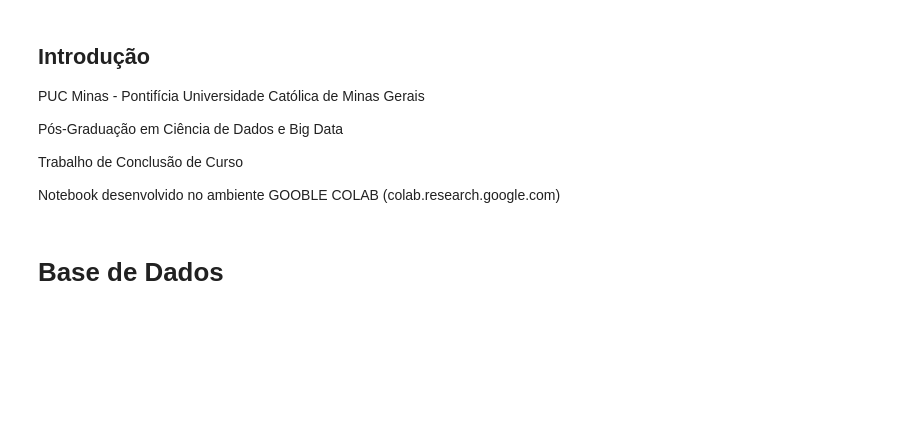
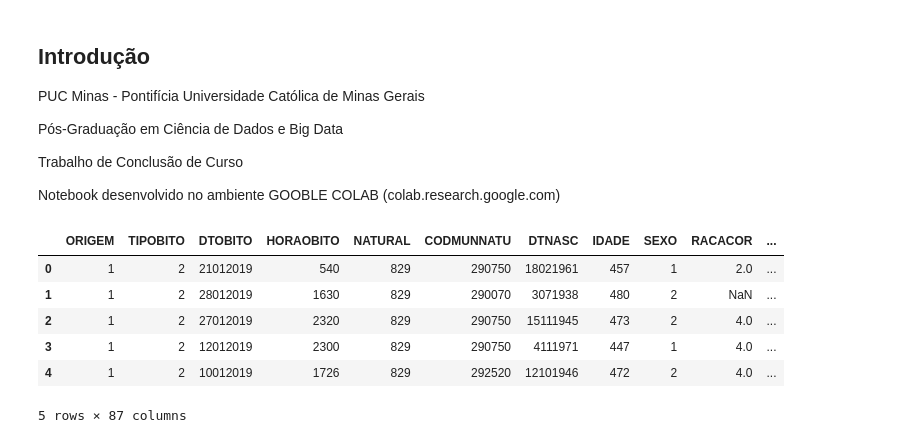
Before and after one commit to drianc/TCC-PUC-MINAS, a Jupyter notebook: TCC_Ciencia_Dados_PUC_Minas.ipynb, the cells around one changed output. Cells and saved outputs as stored; diff of their text form; code cells hidden in the pictures; blank space fills up the shorter version.

```diff
--- a/TCC_Ciencia_Dados_PUC_Minas.ipynb
+++ b/TCC_Ciencia_Dados_PUC_Minas.ipynb
@@ -29,2 +13,0 @@ pd.set_option('precision',2)
-# %% [markdown]
-# Base de Dados
@@ -30,0 +17,11 @@ pd.set_option('precision',2)
+# %%
+df_Mort_2019 = pd.read_csv('Mortalidade_Geral_2019_menor.csv',sep=';')
+df_Mort_2019.head()
+# %% [output]
+|  | ORIGEM | TIPOBITO | DTOBITO | HORAOBITO | NATURAL | CODMUNNATU | DTNASC | IDADE | SEXO | RACACOR | ... |
+| 0 | 1 | 2 | 21012019 | 540 | 829 | 290750 | 18021961 | 457 | 1 | 2.0 | ... |
+| 1 | 1 | 2 | 28012019 | 1630 | 829 | 290070 | 3071938 | 480 | 2 | NaN | ... |
+| 2 | 1 | 2 | 27012019 | 2320 | 829 | 290750 | 15111945 | 473 | 2 | 4.0 | ... |
+| 3 | 1 | 2 | 12012019 | 2300 | 829 | 290750 | 4111971 | 447 | 1 | 4.0 | ... |
+| 4 | 1 | 2 | 10012019 | 1726 | 829 | 292520 | 12101946 | 472 | 2 | 4.0 | ... |
+5 rows × 87 columns
```
Also changed, not shown: parts of 17 cells of this notebook.
